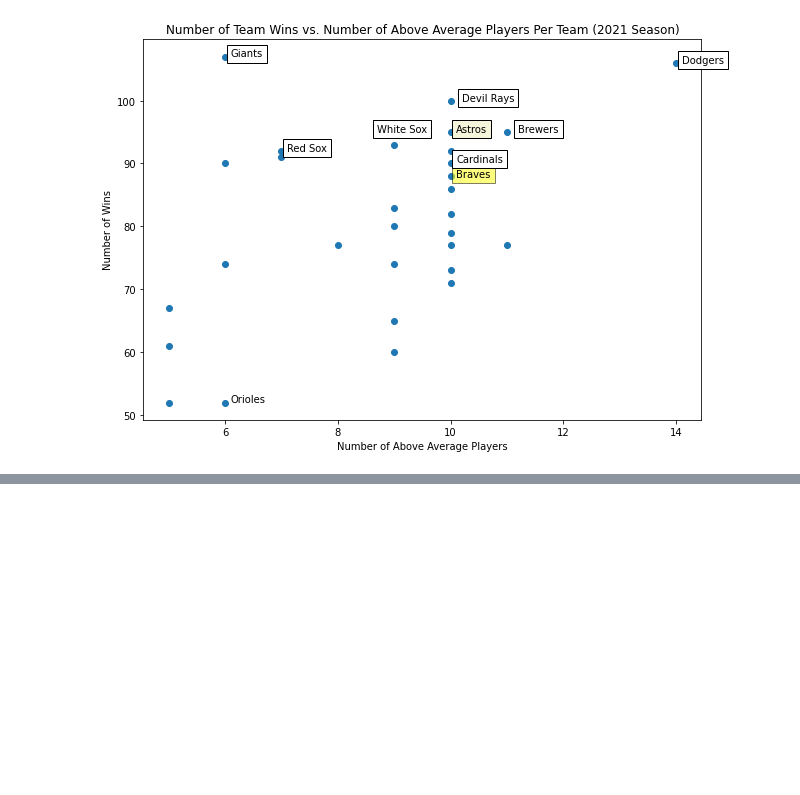
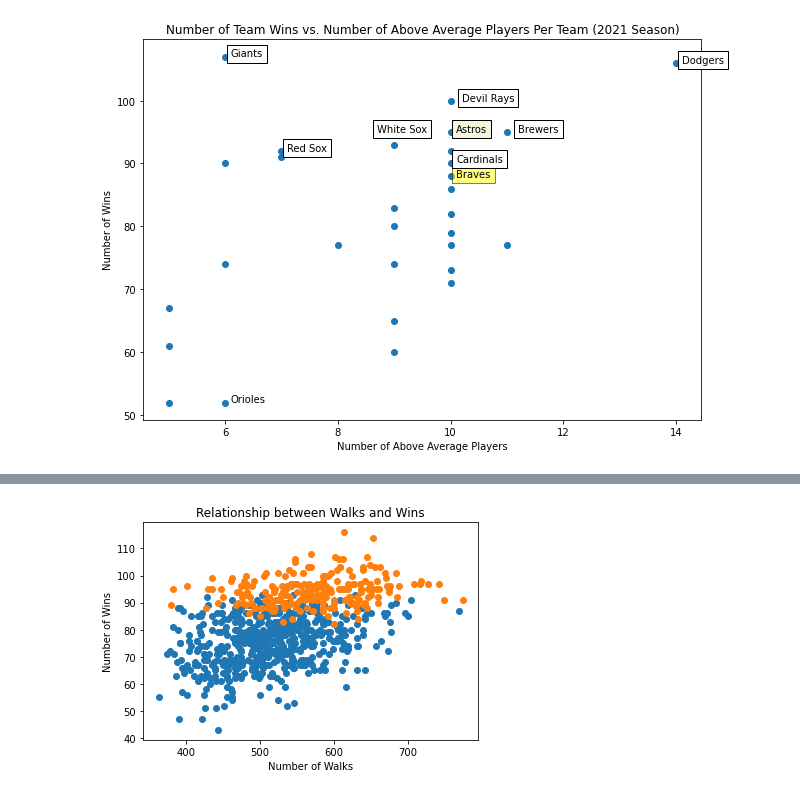
Before and after one commit to dw943893/baseball_predictor, a Jupyter notebook: CAP_EDA.ipynb, the cells around one changed output, grey strips where cells are left out. Drawn from its saved outputs; the diff is of its cells as text; code cells hidden in the pictures; blank space fills up the shorter version.

```diff
--- a/CAP_EDA.ipynb
+++ b/CAP_EDA.ipynb
@@ -1028,0 +1396,9 @@ teams[teams["teamID"] == "TBA"]
+# %%
+plt.scatter(teams_non_playoffs_modern["BB"], teams_non_playoffs_modern["W"])
+plt.scatter(teams_playoffs_modern["BB"], teams_playoffs_modern["W"])
+plt.xlabel("Number of Walks")
+plt.ylabel("Number of Wins")
+plt.title("Relationship between Walks and Wins")
+plt.legend();
+# %% [output]
+[figure, added]
```
Also changed, not shown: parts of 81 cells of this notebook, 1 other file.
